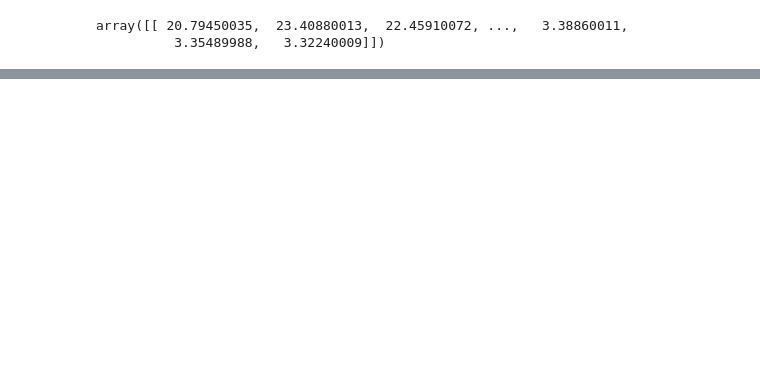
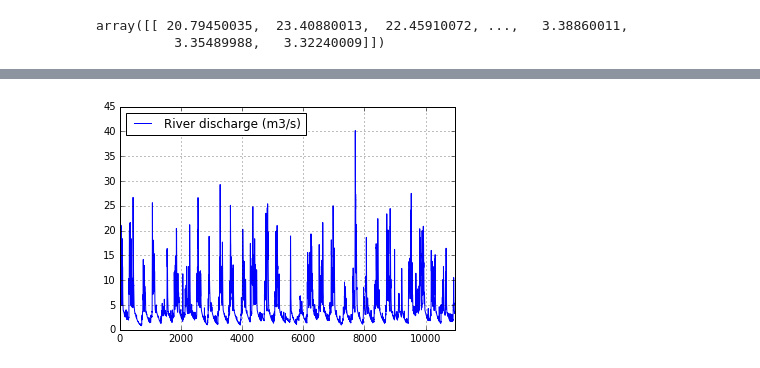
Before and after one commit to amizyuk/pyMHI, a Jupyter notebook: Meeting_03/Meeting_03.ipynb, the cells around one changed output, grey strips where cells are left out. Saved outputs shown, nothing was run; the diff lists cells and outputs as text; code cells hidden in the pictures; blank space fills up the shorter version.

```diff
--- a/Meeting_03/Meeting_03.ipynb
+++ b/Meeting_03/Meeting_03.ipynb
@@ -358,0 +480,8 @@ array([[ 20.79450035,  23.40880013,  22.45910072, ...,   3.38860011,
+# %%
+data = pd.read_csv('9000126.csv')
+# %%
+data.plot()
+plt.grid()
+plt.savefig('test.png',dpi=300)
+# %% [output]
+[figure, added]
```
Also changed, not shown: parts of 26 cells of this notebook, 1 other file.
